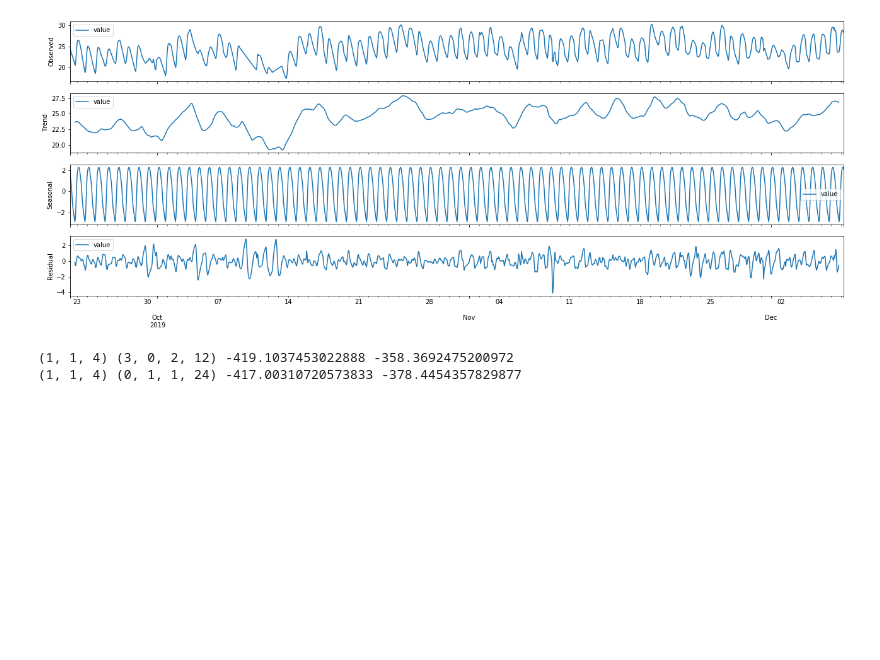
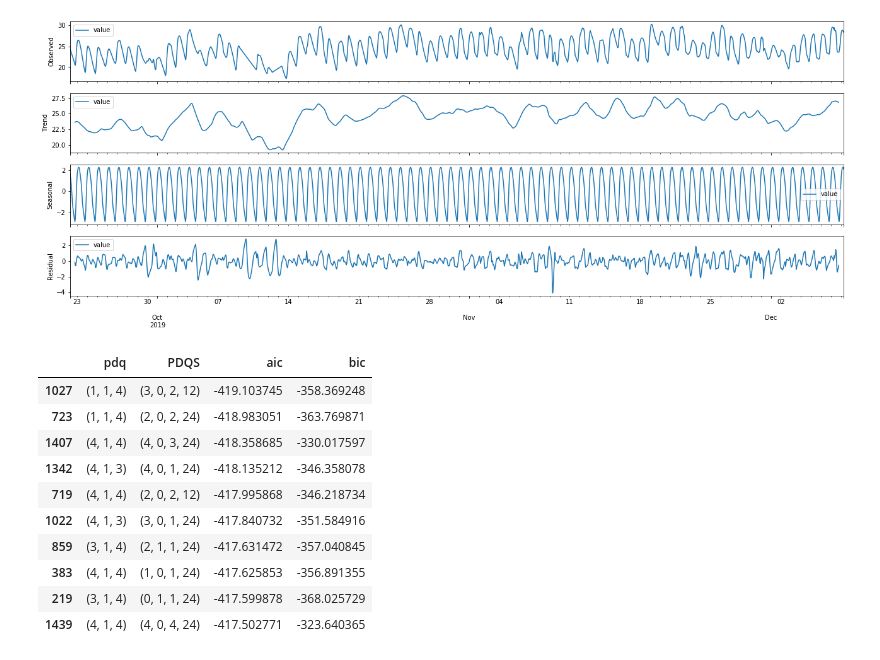
Before and after one commit to neozenith/temperature-timeseries, a Jupyter notebook: analysis.ipynb, the cells around one changed output. Cells and saved outputs as stored; diff of their text form; code cells hidden in the pictures; blank space fills up the shorter version.

```diff
--- a/analysis.ipynb
+++ b/analysis.ipynb
@@ -302,11 +302,17 @@ print("EVALUATING")
 order_aic_bic
 # %%
 order_df = pd.DataFrame(order_aic_bic, columns=['pdq','PDQS','aic', 'bic'])
-pdq, PDQS, aic, bic = order_df.sort_values('aic').iloc[0]
-print(pdq, PDQS, aic, bic)
-pdq, PDQS, aic, bic = order_df.sort_values('bic').iloc[0]
-print(pdq, PDQS, aic, bic)
+order_df.sort_values('aic').head(10)
 # %% [output]
-(1, 1, 4) (3, 0, 2, 12) -419.1037453022888 -358.3692475200972
-(1, 1, 4) (0, 1, 1, 24) -417.00310720573833 -378.4454357829877
+|  | pdq | PDQS | aic | bic |
+| 1027 | (1, 1, 4) | (3, 0, 2, 12) | -419.103745 | -358.369248 |
+| 723 | (1, 1, 4) | (2, 0, 2, 24) | -418.983051 | -363.769871 |
+| 1407 | (4, 1, 4) | (4, 0, 3, 24) | -418.358685 | -330.017597 |
+| 1342 | (4, 1, 3) | (4, 0, 1, 24) | -418.135212 | -346.358078 |
+| 719 | (4, 1, 4) | (2, 0, 2, 12) | -417.995868 | -346.218734 |
+| 1022 | (4, 1, 3) | (3, 0, 1, 24) | -417.840732 | -351.584916 |
+| 859 | (3, 1, 4) | (2, 1, 1, 24) | -417.631472 | -357.040845 |
+| 383 | (4, 1, 4) | (1, 0, 1, 24) | -417.625853 | -356.891355 |
+| 219 | (3, 1, 4) | (0, 1, 1, 24) | -417.599878 | -368.025729 |
+| 1439 | (4, 1, 4) | (4, 0, 4, 24) | -417.502771 | -323.640365 |
 # %%
```
Also changed, not shown: parts of 4 cells of this notebook.
